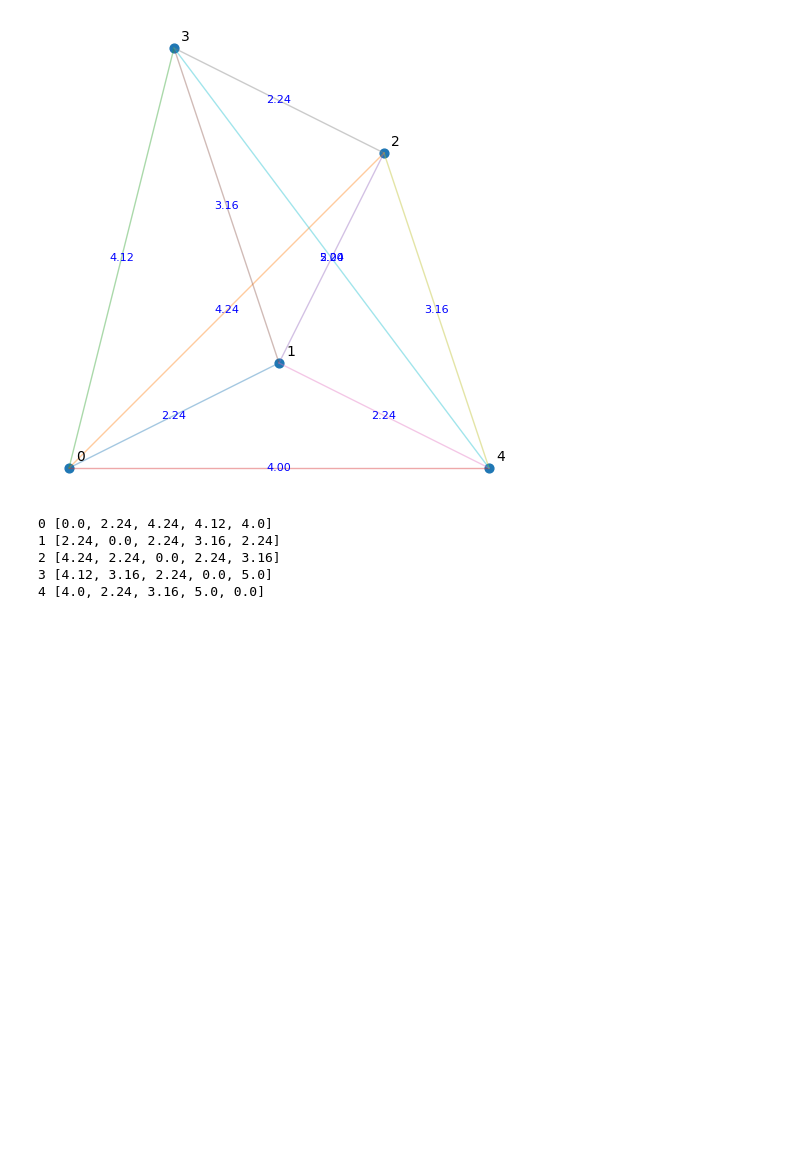
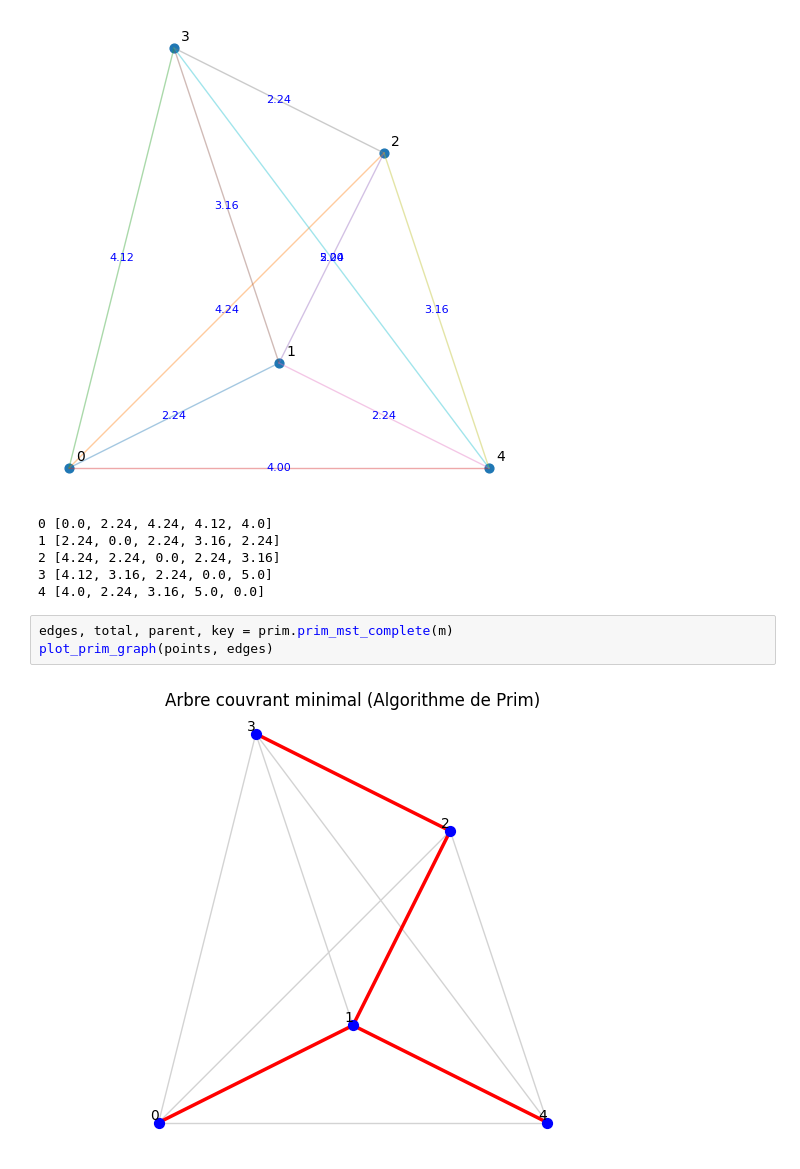
Before and after one commit to MatysLep/Graphe-Algo-TSP-Express, a Jupyter notebook: main.ipynb, the cells around one changed output. Saved outputs shown, nothing was run; the diff lists cells and outputs as text; blank space fills up the shorter version.

Commit message:
prim, christophides et affichage graphique complexité algorithmique

```diff
--- a/main.ipynb
+++ b/main.ipynb
@@ -172,3 +174,8 @@ if __name__ == "__main__":
 2 [4.24, 2.24, 0.0, 2.24, 3.16]
 3 [4.12, 3.16, 2.24, 0.0, 5.0]
 4 [4.0, 2.24, 3.16, 5.0, 0.0]
+# %%
+edges, total, parent, key = prim.prim_mst_complete(m)
+plot_prim_graph(points, edges)
+# %% [output]
+[figure, added]
```
Also changed, not shown: parts of 3 cells of this notebook, 2 other files.
